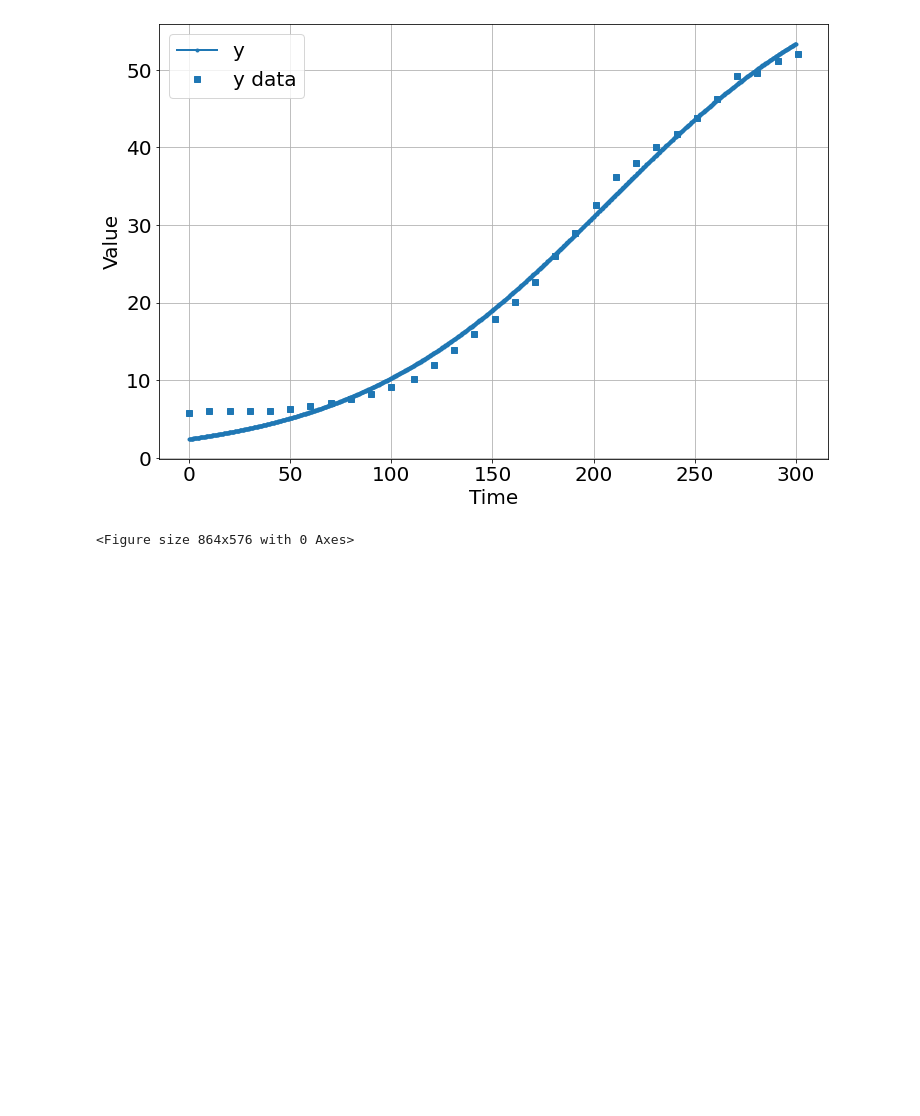
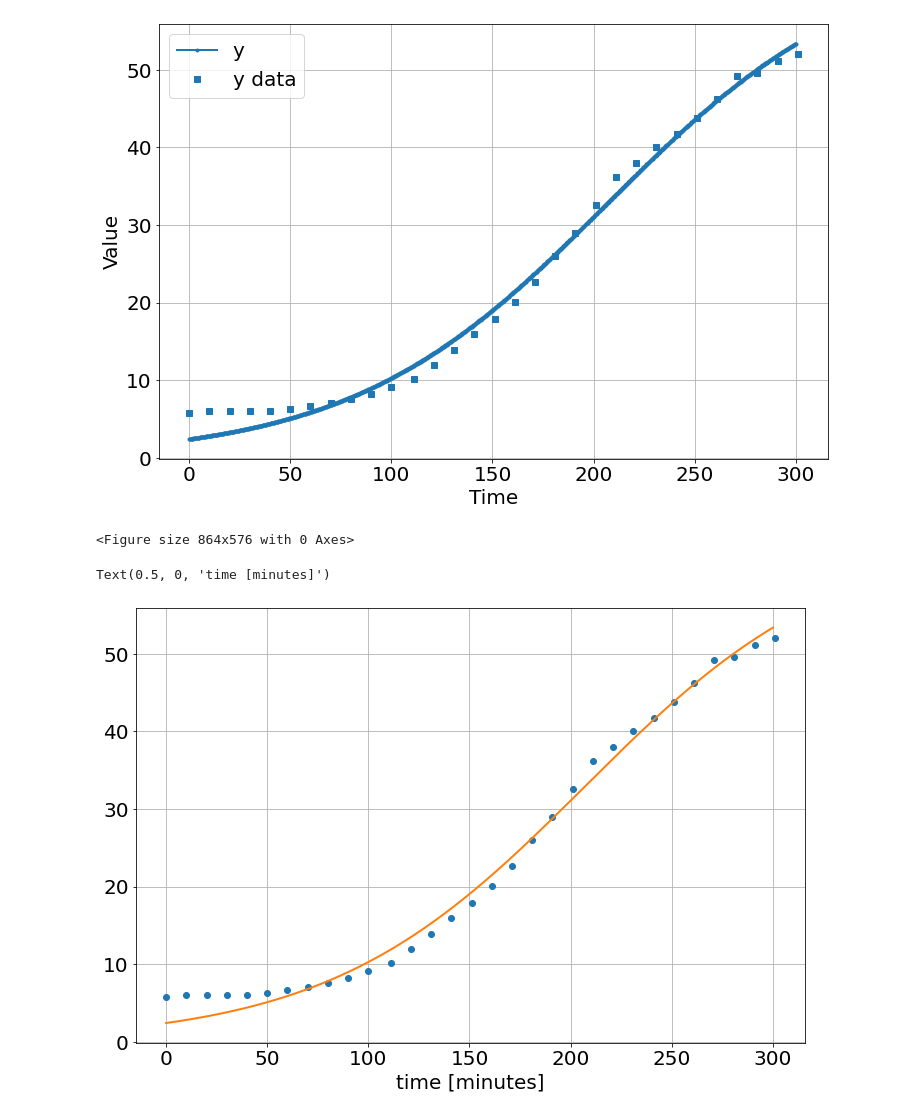
Before and after one commit to bblais/Computer-Programming-for-the-Sciences-Spring-2022, a Jupyter notebook: Sprint #3 - Parameter Fitting and Scientific Questions/2022-03-22 - lmfit with pyndamics.ipynb, the cells around one changed output. Saved outputs shown, nothing was run; the diff lists cells and outputs as text; code cells hidden in the pictures; blank space fills up the shorter version.

```diff
--- a/Sprint #3 - Parameter Fitting and Scientific Questions/2022-03-22 - lmfit with pyndamics.ipynb
+++ b/Sprint #3 - Parameter Fitting and Scientific Questions/2022-03-22 - lmfit with pyndamics.ipynb
@@ -296,3 +296,10 @@ sim.run(300)
 # %% [output]
 [figure]
 <Figure size 864x576 with 0 Axes>
+# %%
+plot(x_data,y_data,'o')
+plot(sim.t,sim.y,'-')
+xlabel('time [minutes]')
+# %% [output]
+Text(0.5, 0, 'time [minutes]')
+[figure, added]
```
Also changed, not shown: 1 other file.
